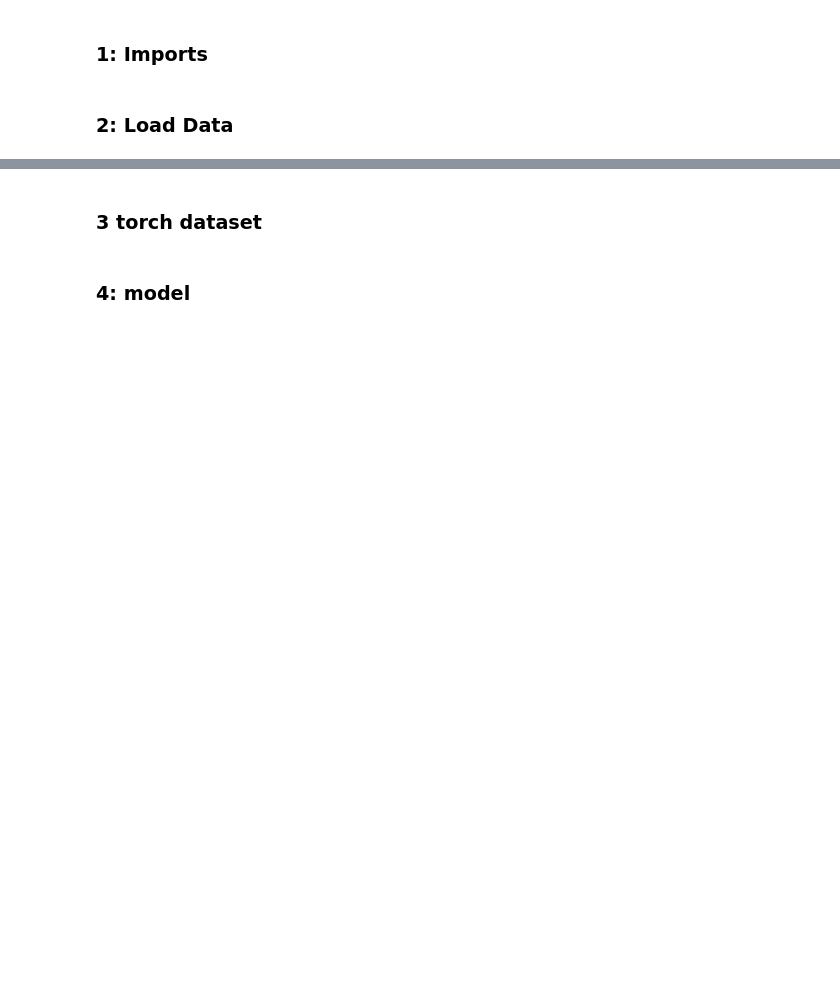
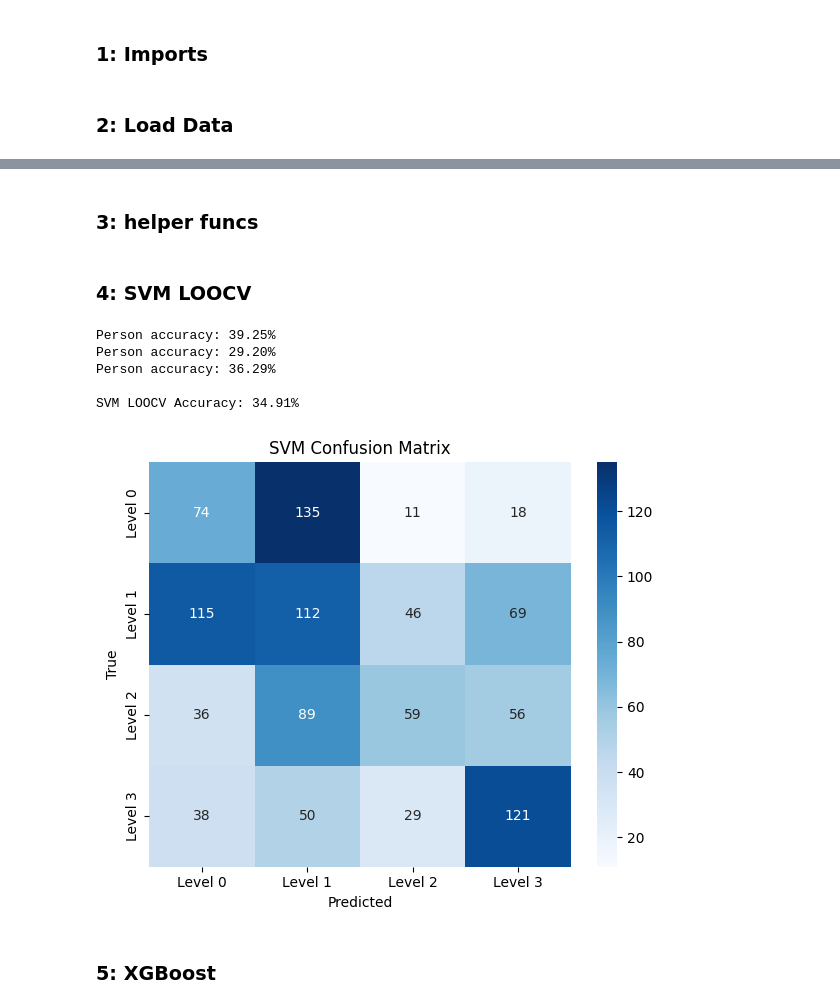
Before and after one commit to ZacharyYW/pain_tracker, a Jupyter notebook: ML/train.ipynb, the cells around one changed output, grey strips where cells are left out. Drawn from its saved outputs; the diff is of its cells as text; code cells hidden in the pictures; blank space fills up the shorter version.

```diff
--- a/ML/train.ipynb
+++ b/ML/train.ipynb
@@ -45,41 +47,65 @@ person_id
+# %% [markdown]
+### 3: helper funcs
 # %%
 def augment_data(df, feature_cols, n_copies=5, noise_std=0.05):
     augmented = [df.copy()]
-
     for _ in range(n_copies):
         copy = df.copy()
         noise = np.random.normal(0, noise_std, size=copy[feature_cols].shape)
         copy[feature_cols] = copy[feature_cols] + noise
         augmented.append(copy)
+    return pd.concat(augmented, ignore_index=True)
 
-    result = pd.concat(augmented, ignore_index=True)
-    return result
-
-# augment training data only - test data stays clean
-# we apply this inside the LOOCV loop, not here
-print(f"Original events: {len(df)}")
-print(f"After augmentation per fold: ~{len(df) * 6} training samples")
+def plot_confusion_matrix(true, pred, title, num_classes=4):
+    cm = confusion_matrix(true, pred)
+    plt.figure(figsize=(6,5))
+    sns.heatmap(cm, annot=True, fmt='d', cmap='Blues',
+                xticklabels=[f'Level {i}' for i in range(num_classes)],
+                yticklabels=[f'Level {i}' for i in range(num_classes)])
+    plt.title(title)
+    plt.ylabel("True")
+    plt.xlabel("Predicted")
+    plt.tight_layout()
+    plt.show()
 # %% [markdown]
-### 3 torch dataset
+### 4: SVM LOOCV
 # %%
-class PainDataset(Dataset):
-    def __init__(self, X, y, augment=False):
-        self.X = torch.tensor(X.values, dtype=torch.float32)
-        labels = y.values.copy()
-        if labels.min() == 1:
-            labels = labels - 1
-        self.y = torch.tensor(labels, dtype=torch.long)
-        self.augment = augment
+logo = LeaveOneGroupOut()
+X = df[feature_cols].values
+y = df['pain_level'].values.astype(int)
+groups = df['person_id'].values
 
-    def __len__(self):
-        return len(self.y)
+svm_scores = []
+svm_true = []
+svm_pred = []
 
-    def __getitem__(self, idx):
-        features = self.X[idx]
-        if self.augment:
-            noise = torch.randn_like(features) * 0.01
-            features = features + noise
-        return features, self.y[idx]
+for train_idx, test_idx in logo.split(X, y, groups):
+    X_train, X_test = X[train_idx], X[test_idx]
+    y_train, y_test = y[train_idx], y[test_idx]
+
+    scaler = StandardScaler()
+    X_train = scaler.fit_transform(X_train)
+    X_test = scaler.transform(X_test)
+
+    svm = SVC(kernel='rbf', C=5, gamma='scale')
+    svm.fit(X_train, y_train)
+    preds = svm.predict(X_test)
+
+    acc = accuracy_score(y_test, preds) * 100
+    svm_scores.append(acc)
+    svm_true.extend(y_test.tolist())
+    svm_pred.extend(preds.tolist())
+    print(f"Person accuracy: {acc:.2f}%")
+
+print(f"\nSVM LOOCV Accuracy: {np.mean(svm_scores):.2f}%")
+plot_confusion_matrix(svm_true, svm_pred, "SVM Confusion Matrix")
+# %% [output]
+Person accuracy: 39.25%
+Person accuracy: 29.20%
+Person accuracy: 36.29%
+
+SVM LOOCV Accuracy: 34.91%
+[figure, added]
 # %% [markdown]
-### 4: model
+### 5: XGBoost
 # %%
```
Also changed, not shown: parts of 13 cells of this notebook, 4 other files.
